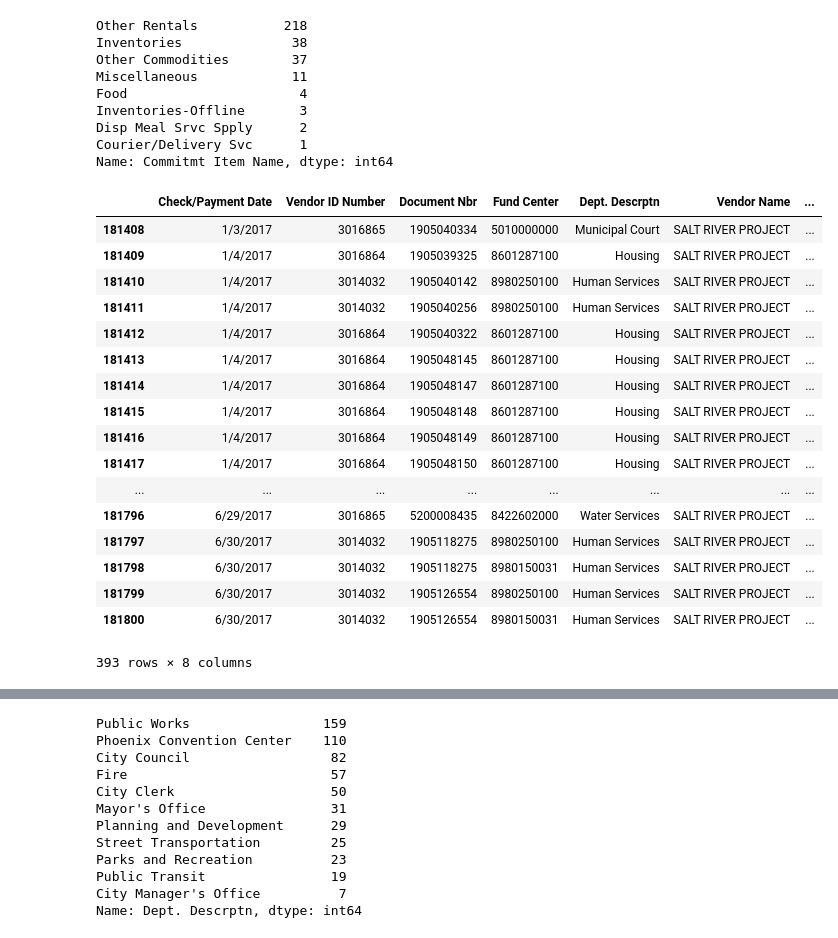
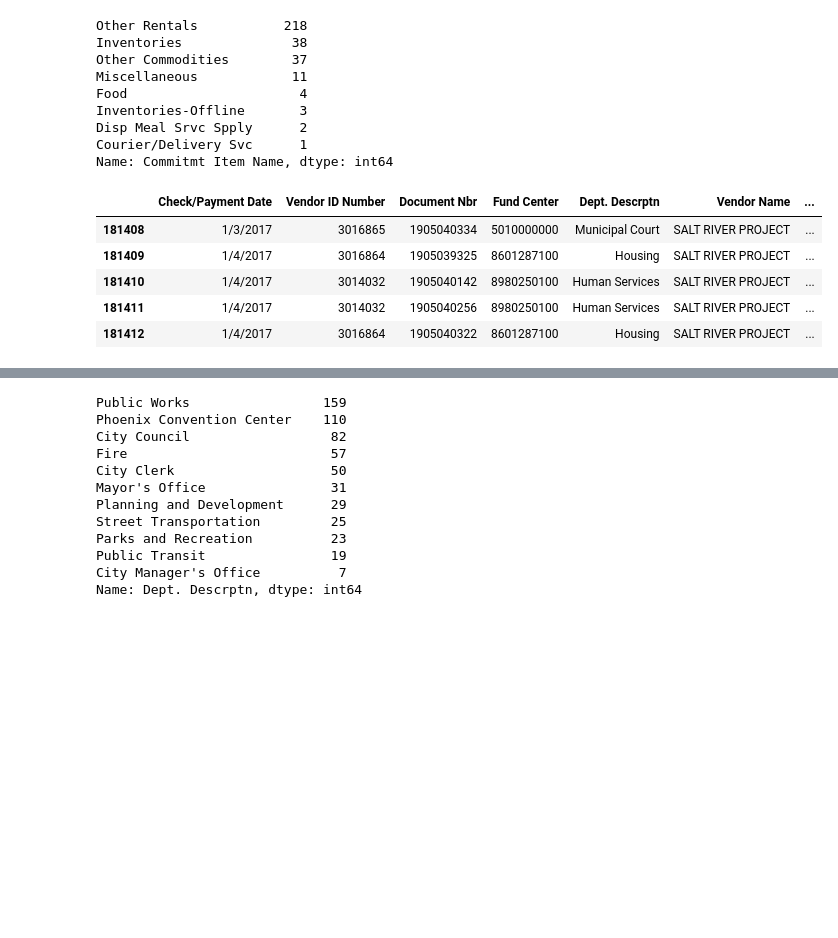
Before and after one commit to vpenney/data-studio, a Jupyter notebook: code/07-phoenix-vendors/Phoenix vendor payments.ipynb, the cells around one changed output, grey strips where cells are left out. Cells and saved outputs as stored; diff of their text form; code cells hidden in the pictures; blank space fills up the shorter version.

```diff
--- a/code/07-phoenix-vendors/Phoenix vendor payments.ipynb
+++ b/code/07-phoenix-vendors/Phoenix vendor payments.ipynb
@@ -240,26 +221,14 @@ Disp Meal Srvc Spply      2
 Courier/Delivery Svc      1
 Name: Commitmt Item Name, dtype: int64
 # %%
-df[df['Vendor Name']=='SALT RIVER PROJECT']
+df[df['Vendor Name']=='SALT RIVER PROJECT'].head()
 # %% [output]
 |  | Check/Payment Date | Vendor ID Number | Document Nbr | Fund Center | Dept. Descrptn | Vendor Name | ... |
 | 181408 | 1/3/2017 | 3016865 | 1905040334 | 5010000000 | Municipal Court | SALT RIVER PROJECT | ... |
 | 181409 | 1/4/2017 | 3016864 | 1905039325 | 8601287100 | Housing | SALT RIVER PROJECT | ... |
 | 181410 | 1/4/2017 | 3014032 | 1905040142 | 8980250100 | Human Services | SALT RIVER PROJECT | ... |
 | 181411 | 1/4/2017 | 3014032 | 1905040256 | 8980250100 | Human Services | SALT RIVER PROJECT | ... |
 | 181412 | 1/4/2017 | 3016864 | 1905040322 | 8601287100 | Housing | SALT RIVER PROJECT | ... |
-| 181413 | 1/4/2017 | 3016864 | 1905048145 | 8601287100 | Housing | SALT RIVER PROJECT | ... |
-| 181414 | 1/4/2017 | 3016864 | 1905048147 | 8601287100 | Housing | SALT RIVER PROJECT | ... |
-| 181415 | 1/4/2017 | 3016864 | 1905048148 | 8601287100 | Housing | SALT RIVER PROJECT | ... |
-| 181416 | 1/4/2017 | 3016864 | 1905048149 | 8601287100 | Housing | SALT RIVER PROJECT | ... |
-| 181417 | 1/4/2017 | 3016864 | 1905048150 | 8601287100 | Housing | SALT RIVER PROJECT | ... |
-| ... | ... | ... | ... | ... | ... | ... | ... |
-| 181796 | 6/29/2017 | 3016865 | 5200008435 | 8422602000 | Water Services | SALT RIVER PROJECT | ... |
-| 181797 | 6/30/2017 | 3014032 | 1905118275 | 8980250100 | Human Services | SALT RIVER PROJECT | ... |
-| 181798 | 6/30/2017 | 3014032 | 1905118275 | 8980150031 | Human Services | SALT RIVER PROJECT | ... |
-| 181799 | 6/30/2017 | 3014032 | 1905126554 | 8980250100 | Human Services | SALT RIVER PROJECT | ... |
-| 181800 | 6/30/2017 | 3014032 | 1905126554 | 8980150031 | Human Services | SALT RIVER PROJECT | ... |
-393 rows × 8 columns
 # %%
 df[df['Dept. Descrptn']=='Public Defender']['Vendor Name'].value_counts()
 # %% [output]
```
Also changed, not shown: parts of 20 cells of this notebook.
